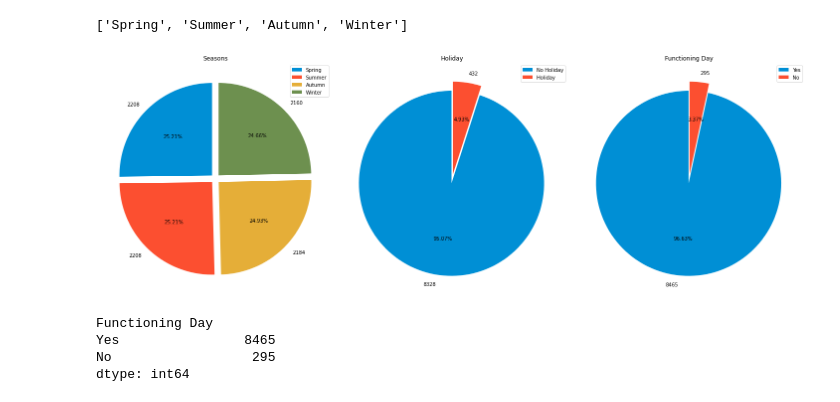
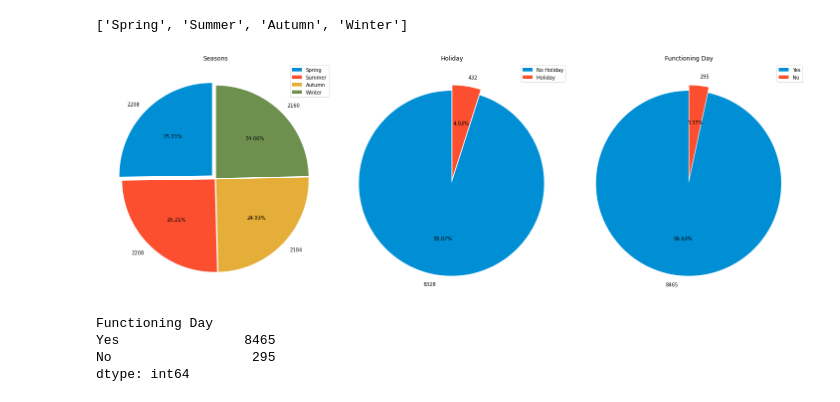
Before and after one commit to mohammadkaifee/Seoul-Bike-Sharing-Demand-Prediction, a Jupyter notebook: Bike_Sharing_Demand_Prediction_Capstone_Project.ipynb, the cells around one changed output. Saved outputs shown, nothing was run; the diff lists cells and outputs as text; code cells hidden in the pictures.

```diff
--- a/Bike_Sharing_Demand_Prediction_Capstone_Project.ipynb
+++ b/Bike_Sharing_Demand_Prediction_Capstone_Project.ipynb
@@ -328,19 +328,20 @@ df['Seasons'].value_counts().keys().tolist()
 # %%
 # creating pieplot for all categorical feature
 n=1
 plt.figure(figsize=(20,15))
 colors = ['#008fd5','#fc4f30','#e5ae38','#6d904f','#8b8b8b']
+explode = [0.05, 0.01, 0.01, 0.01]
 for i in categorical_features.columns:
-  explode=[0.05 for i in range(len(df[i].value_counts().keys().tolist()))]
+  explode= [explode[i] for i in range(len(df[i].value_counts().values))]
   colors = [i for i in colors]
   plt.subplot(1,3,n)
   n=n+1
   plt.pie(df[i].value_counts(),labels = df[i].value_counts().values, colors= colors, explode=explode, autopct = '%2.2f%%', startangle=90)
   plt.title(i)
   plt.legend(df[i].value_counts().keys())
   plt.tight_layout()
 # %% [output]
-[figure, old version]
+[figure, new version]
 # %%
 #checking counts of functioning day
 df[['Functioning Day']].value_counts()
```
